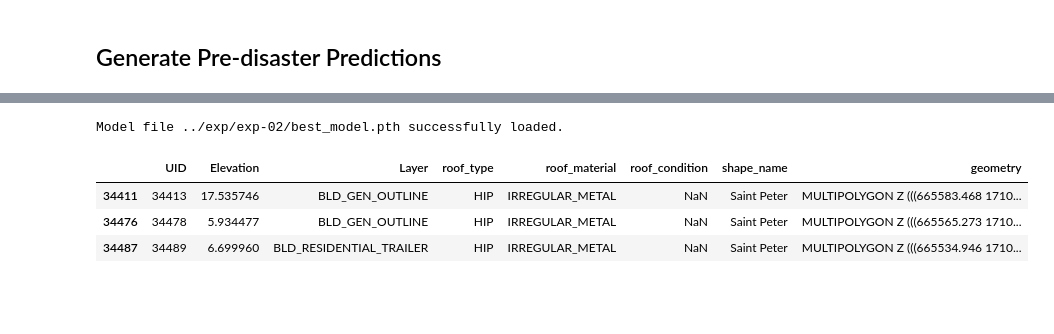
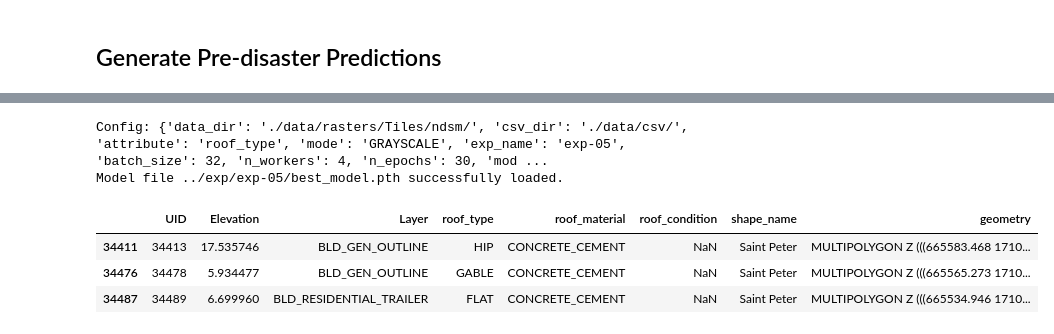
Before and after one commit to GFDRR/caribbean-rooftop-classification, a Jupyter notebook: notebooks/03_model_prediction.ipynb, the cells around one changed output, grey strips where cells are left out. Saved outputs shown, nothing was run; the diff lists cells and outputs as text; code cells hidden in the pictures; blank space fills up the shorter version.

```diff
--- a/notebooks/03_model_prediction.ipynb
+++ b/notebooks/03_model_prediction.ipynb
@@ -21,11 +26,12 @@ pd.set_option('mode.chained_assignment', None)
 ## Load Dataset
 # %%
 name = 'Saint Peter'
-bldgs_file = f'../data/vectors/building_footprints_annotated_DOM.gpkg'
+bldgs_file = '../data/vectors/building_footprints_annotated_DOM.gpkg'
+bldgs = gpd.read_file(bldgs_file)
 
-bldgs = gpd.read_file(bldgs_file)
 bldgs = bldgs[bldgs.shape_name == name]
 print(f"Data dimensions: {bldgs.shape}")
+print(bldgs.roof_type.value_counts())
 bldgs.head(3)
 # %% [output]
 Data dimensions: (1272, 8)
@@ -104,15 +108,13 @@ bldgs.to_file(out_file, driver='GPKG')
 ## Generate Pre-disaster Predictions
 # %%
 in_file = '../data/rasters/Drone/drone_colihaut_DOM.tif'
-exp_config = '../configs/config_03.yaml'
+exp_config = '../configs/config_09.yaml'
 c = config.create_config(exp_config)
-exp_name = c['exp_name']
-exp_dir = f'../exp/{exp_name}/'
+exp_dir = f"../exp/{c['exp_name']}/"
+classes = geoutils.classes_dict[c['attribute']]
+print(f"Config: {c}")
 
-classes = ['BLUE_TARP', 'CONCRETE', 'HEALTHY_METAL', 'INCOMPLETE', 'IRREGULAR_METAL']
-model = predict.load_model(c['model'], exp_dir, n_classes=len(classes), dropout=c['dropout'])
-bldgs = predict.generate_predictions(
-    bldgs, model, in_file, exp_dir, class_name='roof_material', classes=classes, scale=1.5
-)
+model = pred_utils.load_model(c, exp_dir, n_classes=len(classes))
+bldgs = pred_utils.generate_predictions(bldgs, model, c, in_file, exp_dir, classes=classes)
 bldgs.head(3)
 # %% [output]
@@ -123,0 +127,11 @@ Model file ../exp/exp-03/best_model.pth successfully loaded.
+# %%
+in_file = '../data/rasters/Drone/drone_colihaut_DOM.tif'
+exp_config = '../configs/config_04.yaml'
+c = config.create_config(exp_config)
+exp_dir = f"../exp/{c['exp_name']}/"
+classes = geoutils.classes_dict[c['attribute']]
+print(f"Config: {c}")
+
+model = pred_utils.load_model(c, exp_dir, n_classes=len(classes))
+bldgs = pred_utils.generate_predictions(bldgs, model, c, in_file, exp_dir, classes=classes)
+bldgs.head(3)
@@ -124,19 +145,19 @@ Model file ../exp/exp-03/best_model.pth successfully loaded.
 # %%
-exp_config = '../configs/config_02.yaml'
+in_file = '../data/rasters/DSM/ndsm_DOM.tif'
+exp_config = '../configs/config_05.yaml'
 c = config.create_config(exp_config)
-exp_name = c['exp_name']
-exp_dir = f'../exp/{exp_name}/'
+exp_dir = f"../exp/{c['exp_name']}/"
+classes = geoutils.classes_dict[c['attribute']]
+print(f"Config: {c}")
 
-classes = ['FLAT', 'GABLE', 'HIP', 'NO_ROOF']
-model = predict.load_model(c['model'], exp_dir, n_classes=len(classes), dropout=c['dropout'])
-bldgs = predict.generate_predictions(
-    bldgs, model, in_file, exp_dir, class_name='roof_type', classes=classes, scale=1.5
-)
+model = pred_utils.load_model(c, exp_dir, n_classes=len(classes))
+bldgs = pred_utils.generate_predictions(bldgs, model, c, in_file, exp_dir, classes=classes)
 bldgs.head(3)
 # %% [output]
-Model file ../exp/exp-02/best_model.pth successfully loaded.
+Config: {'data_dir': './data/rasters/Tiles/ndsm/', 'csv_dir': './data/csv/', 'attribute': 'roof_type', 'mode': 'GRAYSCALE', 'exp_name': 'exp-05', 'batch_size': 32, 'n_workers': 4, 'n_epochs': 30, 'mod ...
+Model file ../exp/exp-05/best_model.pth successfully loaded.
 |  | UID | Elevation | Layer | roof_type | roof_material | roof_condition | shape_name | geometry |
-| 34411 | 34413 | 17.535746 | BLD_GEN_OUTLINE | HIP | IRREGULAR_METAL | NaN | Saint Peter | MULTIPOLYGON Z (((665583.468 1710... |
-| 34476 | 34478 | 5.934477 | BLD_GEN_OUTLINE | HIP | IRREGULAR_METAL | NaN | Saint Peter | MULTIPOLYGON Z (((665565.273 1710... |
-| 34487 | 34489 | 6.699960 | BLD_RESIDENTIAL_TRAILER | HIP | IRREGULAR_METAL | NaN | Saint Peter | MULTIPOLYGON Z (((665534.946 1710... |
+| 34411 | 34413 | 17.535746 | BLD_GEN_OUTLINE | HIP | CONCRETE_CEMENT | NaN | Saint Peter | MULTIPOLYGON Z (((665583.468 1710... |
+| 34476 | 34478 | 5.934477 | BLD_GEN_OUTLINE | GABLE | CONCRETE_CEMENT | NaN | Saint Peter | MULTIPOLYGON Z (((665565.273 1710... |
+| 34487 | 34489 | 6.699960 | BLD_RESIDENTIAL_TRAILER | FLAT | CONCRETE_CEMENT | NaN | Saint Peter | MULTIPOLYGON Z (((665534.946 1710... |
 # %%
```
Also changed, not shown: parts of 24 cells of this notebook, 1 other file.
